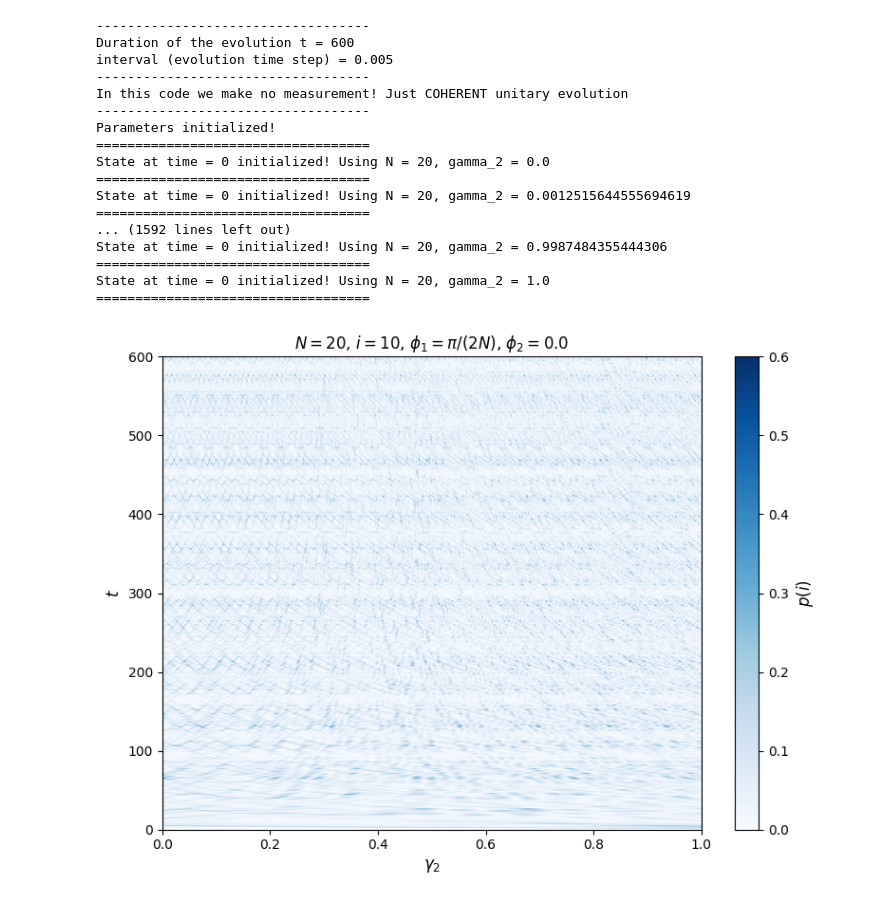
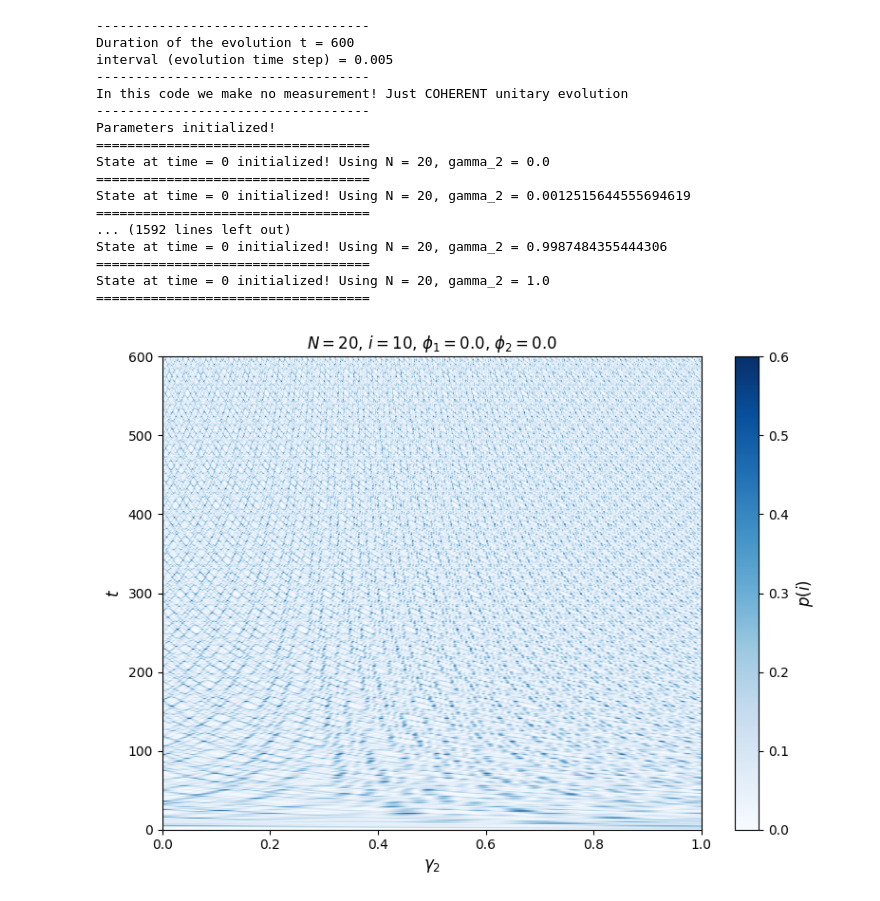
Before and after one commit to Carini108/thesis_PBC, a Jupyter notebook: Desktop/tesi_PBC/10_thr_unitary_gamma2.ipynb, the cells around one changed output. Cells and saved outputs as stored; diff of their text form; code cells hidden in the pictures.

```diff
--- a/Desktop/tesi_PBC/10_thr_unitary_gamma2.ipynb
+++ b/Desktop/tesi_PBC/10_thr_unitary_gamma2.ipynb
@@ -95,7 +95,7 @@ on_site_energy = 0.0
 gamma = 1.0 # hopping rate
 gamma_1 = 1.0
 #gamma_2 = 0.8
-phi_1 = 0.5*np.pi/num_sites
+phi_1 = 0.0 #0.5*np.pi/num_sites
 phi_2 = 0.0
 phase_1 = np.exp(1j * phi_1)
 phase_2 = np.exp(1j * phi_2)
@@ -193,34 +193,52 @@ im = plt.imshow(
 
 plt.xlabel(f'$\gamma_2$', fontsize=12)
 plt.ylabel(f'$t$', fontsize=12)
-plt.title(f'$N = {num_sites}$, $i = {target_site}$, $\phi_1 = \pi/(2N)$, $\phi_2 = {phi_2}$', fontsize=12)
+plt.title(f'$N = {num_sites}$, $i = {target_site}$, $\phi_1 = {phi_1}$, $\phi_2 = {phi_2}$', fontsize=12)
 
 ticks = np.arange(gamma2_min, gamma2_max + 0.01, 0.2)
 tick_labels = [f'{val:.1f}' for val in ticks]
 plt.xticks(ticks,tick_labels)
 
 cbar = plt.colorbar(im)
 cbar.set_label(r'$p(i)$', fontsize=12)
 
 plt.tight_layout()
 plt.savefig(f'gamma2_vs_t_probability_with_N_{num_sites}_phi1_{phi_1}__phi2_{phi_2}_t_{t}.pdf')
 plt.show()
+
+##########################################
+# 6. save optimal probability and associated parameters
+##########################################
+
+max_prob = np.max(p_delta_grid) # look for the max
+max_time_idx, max_gamma2_idx = np.unravel_index(np.argmax(p_delta_grid),p_delta_grid.shape) # look for the time and gamma_2 that optimize the probability
+
+# conversion
+max_time_val = max_time_idx * interval
+max_gamma2_val = gamma2_values[max_gamma2_idx]
+
+filename = f'gamma2_vs_t_probability_with_N_{num_sites}_phi1_{phi_1}__phi2_{phi_2}_t_{t}'
+data_filename = filename+'.txt'
+with open(data_filename, 'w') as f:
+    f.write(f"Maximum probability to be at site {target_site}: {max_prob}\n")
+    f.write(f"Total evolution time T: {t}\n")
+    f.write(f"Optimal parameters: \gamma_2 = {max_gamma2_val}, time = {max_time_val}\n")
 # %% [output]
 -----------------------------------
 Duration of the evolution t = 600
 interval (evolution time step) = 0.005
 -----------------------------------
 In this code we make no measurement! Just COHERENT unitary evolution
 -----------------------------------
 Parameters initialized!
 ===================================
 State at time = 0 initialized! Using N = 20, gamma_2 = 0.0
 ===================================
 State at time = 0 initialized! Using N = 20, gamma_2 = 0.0012515644555694619
 ===================================
 ... (1592 lines left out)
 State at time = 0 initialized! Using N = 20, gamma_2 = 0.9987484355444306
 ===================================
 State at time = 0 initialized! Using N = 20, gamma_2 = 1.0
 ===================================
-[figure, old version]
+[figure, new version]
```
Also changed, not shown: 22 other files.
